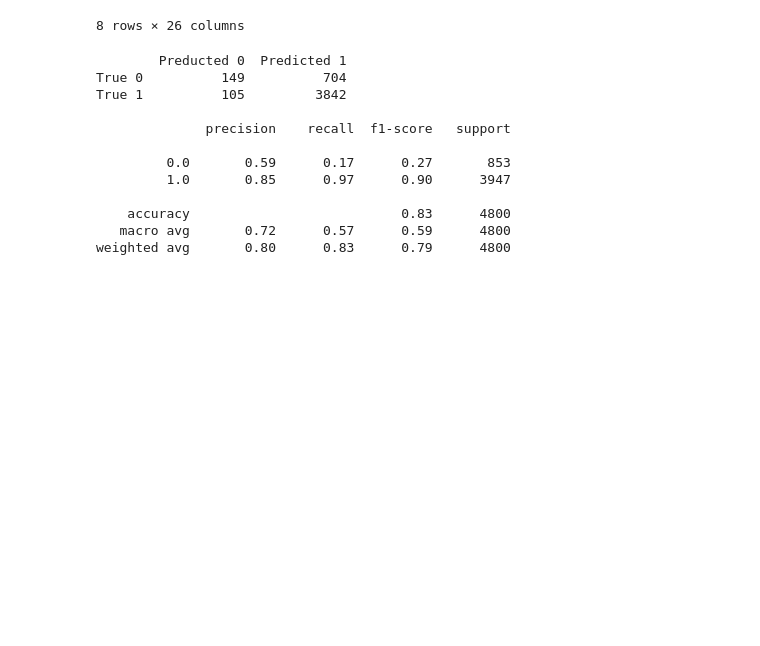
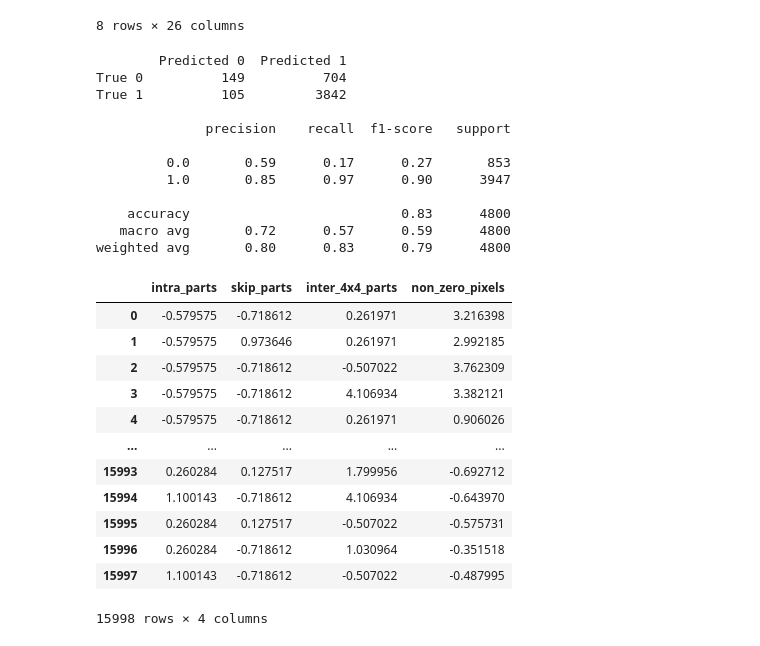
Before and after one commit to philippScomparin/dataProcesses, a Jupyter notebook: secondAssignment/secondAssignment.ipynb, the cells around one changed output. Saved outputs shown, nothing was run; the diff lists cells and outputs as text; code cells hidden in the pictures; blank space fills up the shorter version.

```diff
--- a/secondAssignment/secondAssignment.ipynb
+++ b/secondAssignment/secondAssignment.ipynb
@@ -223,14 +232,14 @@ svm.fit(xTrainData, yTrainData)
 
 yPredSVM = svm.predict(xTestData)
 conf = pd.DataFrame(confusion_matrix(yTestData, yPredSVM),
-                   columns = ['Preducted 0', 'Predicted 1'],
+                   columns = ['Predicted 0', 'Predicted 1'],
                    index = ['True 0', 'True 1'])
 
 print(conf)
 print()
 print(classification_report(yTestData, yPredSVM))
 # %% [output]
-        Preducted 0  Predicted 1
+        Predicted 0  Predicted 1
 True 0          149          704
 True 1          105         3842
 
@@ -242,3 +251,23 @@ True 1          105         3842
     accuracy                           0.83      4800
    macro avg       0.72      0.57      0.59      4800
 weighted avg       0.80      0.83      0.79      4800
+# %%
+fs = SelectKBest(chi2, k=4)
+fs.fit(dfStandardized.abs(), class_col)
+col_filter = fs.get_support()
+dfFs = dfStandardized.iloc[:, col_filter]
+dfFs
+# %% [output]
+|  | intra_parts | skip_parts | inter_4x4_parts | non_zero_pixels |
+| 0 | -0.579575 | -0.718612 | 0.261971 | 3.216398 |
+| 1 | -0.579575 | 0.973646 | 0.261971 | 2.992185 |
+| 2 | -0.579575 | -0.718612 | -0.507022 | 3.762309 |
+| 3 | -0.579575 | -0.718612 | 4.106934 | 3.382121 |
+| 4 | -0.579575 | -0.718612 | 0.261971 | 0.906026 |
+| ... | ... | ... | ... | ... |
+| 15993 | 0.260284 | 0.127517 | 1.799956 | -0.692712 |
+| 15994 | 1.100143 | -0.718612 | 4.106934 | -0.643970 |
+| 15995 | 0.260284 | 0.127517 | -0.507022 | -0.575731 |
+| 15996 | 0.260284 | -0.718612 | 1.030964 | -0.351518 |
+| 15997 | 1.100143 | -0.718612 | -0.507022 | -0.487995 |
+15998 rows × 4 columns
```
Also changed, not shown: parts of 9 cells of this notebook.
